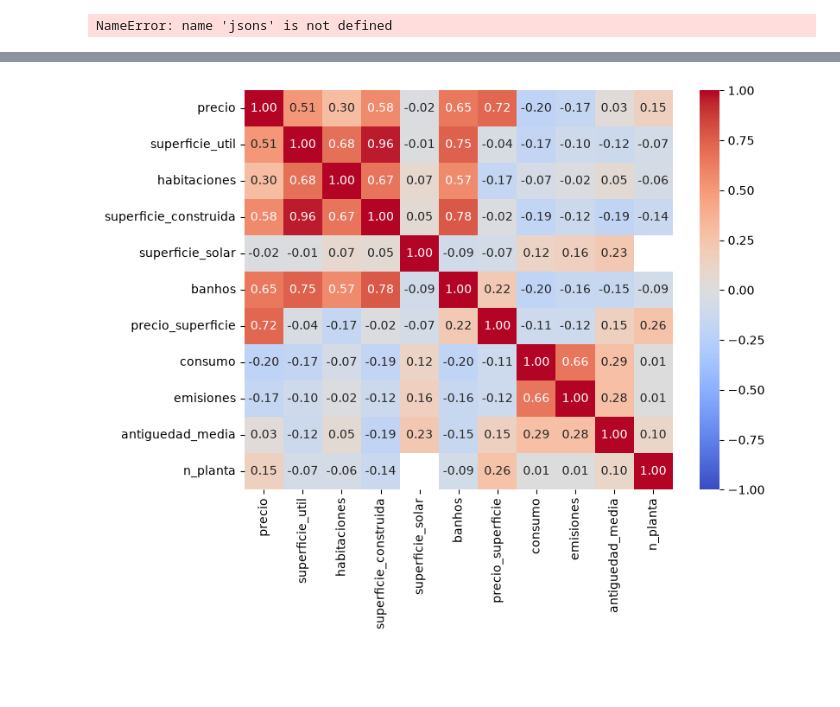
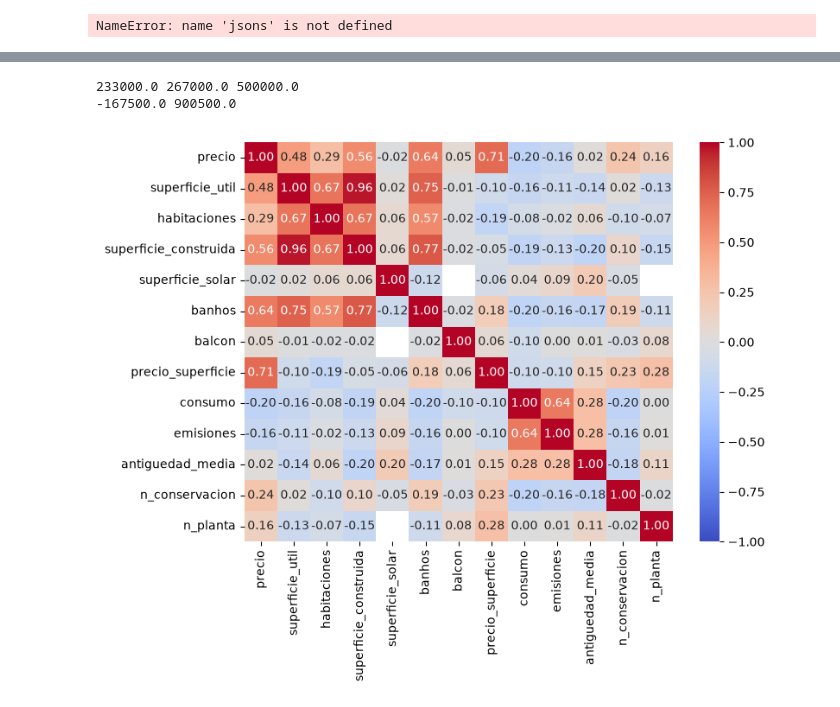
Before and after one commit to LucasDR140603/Proyecto-Pisos, a Jupyter notebook: pruebas.ipynb, the cells around one changed output, grey strips where cells are left out. Cells and saved outputs as stored; diff of their text form; code cells hidden in the pictures; blank space fills up the shorter version.

```diff
--- a/pruebas.ipynb
+++ b/pruebas.ipynb
@@ -483,10 +485,33 @@ df.to_csv('datos_crudos.csv',index=False)
 # %%
-df=pd.read_csv('./datos_crudos.csv').assign(
+df=pd.read_csv('./datos_crudos.csv')
+df=df.assign(
     localidad=df['nombre'].map(lambda x:str(x).split('-')[1]),
     localidad_sin_numero=df['localidad'].map(lambda x:re.sub("\\d",'',str(x))),
+    cp=df['localidad'].map(lambda x:re.sub("[^0-9]",'',str(x))).map(lambda x:x if len(str(x))==5 else np.nan),
     antiguedad_media=np.select(
         [df['antiguedad']=='Más de 50 años',df['antiguedad']=='Entre 30 y 50 años',df['antiguedad']=='Entre 20 y 30 años',df['antiguedad']=='Entre 10 y 20 años',df['antiguedad']=='Entre 5 y 10 años',df['antiguedad']=='Menos de 5 años'],
         [51,50,30,20,10,5],
         np.nan
+    ),
+    n_conservacion=np.select(
+        [df['conservacion']=='A reformar',df['conservacion']=='En buen estado',df['conservacion']=='Reformado',df['conservacion']=='A estrenar'],
+        [1,2,3,4],
+        np.nan
+    ),
+    balcon=np.where(
+        (df['balcon'].isna()) & ~((df['descripcion'].str.contains('balcón')) | (df['descripcion'].str.contains('Balcón')) | (df['descripcion'].str.contains('balcones'))),False,df['balcon']
+    ),
+    n_planta=np.where(
+        (~df.fillna('nan')['planta'].isna()),df['planta'].map(lambda x:-1 if x=='Sótano' else -0.5 if x=='Semisótano' else 0 if x=='Bajo' else 0.5 if x=='Entresuelo' else 1 if x=='Principal' else 21 if x=='Más de 20' else float(str(x).replace('ª',''))),np.nan
+    ),
+    piscina=np.where(
+        (df['piscina'].isna() & ~((df['descripcion'].str.contains('piscina')) | (df['descripcion'].str.contains('Piscina')))),False,df['piscina']
     )
 )
+df=df.assign(
+    n_planta=np.where(
+        df['tipo'].isin(['casa','casa_adosada','chalet','finca_rustica']),0,df['n_planta']
+    )
+)
+df_reducido:pd.DataFrame=df[((df['superficie_construida'].between(16,348.5)) | (df['superficie_construida'].isna())) & ((df['superficie_util'].between(16,294.5)) | (df['superficie_util'].isna())) & ((df['banhos'].between(0,6)) | (df['banhos'].isna())) & (df['precio'].between(500,3000000)) & ((df['habitaciones'].between(1,7)) | (df['habitaciones'].isna())) & ((df['superficie_solar'].between(15,4679.875)) | (df['superficie_solar'].isna())) & ((df['precio_superficie'].between(10,13555.5)) | (df['precio_superficie'].isna())) & ((df['consumo'].between(0,471)) | (df['consumo'].isna())) & ((df['emisiones'].between(0,112)) | (df['emisiones'].isna())) & ~((df['conservacion']=='En buen estado') & (df['precio']<30000)) & ~((df['conservacion']=='A reformar') & (df['precio']>1000000))]
+df_reducido
@@ -528,2 +559,0 @@ print(lim_inf,lim_sup)
-# %%
-df_reducido=df[((df['superficie_construida'].between(16,348.5)) | (df['superficie_construida'].isna())) & ((df['superficie_util'].between(16,294.5)) | (df['superficie_util'].isna())) & ((df['banhos'].between(0,6)) | (df['banhos'].isna())) & (df['precio'].between(500,3000000)) & ((df['habitaciones'].between(1,7)) | (df['habitaciones'].isna())) & ((df['superficie_solar'].between(15,4679.875)) | (df['superficie_solar'].isna())) & ((df['precio_superficie'].between(10,13555.5)) | (df['precio_superficie'].isna())) & ((df['consumo'].between(0,471)) | (df['consumo'].isna())) & ((df['emisiones'].between(0,112)) | (df['emisiones'].isna())) & ((df['superficie_construida']>df['superficie_util']) | (df['superficie_construida'].isna()) | (df['superficie_util'].isna()))]
@@ -602,13 +578,26 @@ plt.show()
+# %%
+columna=df_reducido[df_reducido['conservacion']=='En buen estado'].dropna(subset=['conservacion'])['precio']
+q1=np.quantile(a=columna,q=0.25)
+q3=np.quantile(a=columna,q=0.75)
+iqr=q3-q1
+print(q1,iqr,q3)
+lim_inf=q1-K*iqr
+lim_sup=q3+K*iqr
+print(lim_inf,lim_sup)
+# %% [output]
+233000.0 267000.0 500000.0
+-167500.0 900500.0
 # %%
+# [(df_reducido['superficie_construida']>df_reducido['superficie_util']) | (df_reducido['superficie_construida'].isna()) | (df_reducido['superficie_util'].isna())]
 plt.figure(figsize=(8, 6))
 sns.heatmap(
-    df_reducido.corr(numeric_only=True),
+    df_reducido.dropna(subset=['balcon']).assign(balcon=df_reducido['balcon']==True).corr(numeric_only=True),
     annot=True,
     fmt=".2f",
     cmap='coolwarm',
     vmin=-1, vmax=1,
     center=0
 )
 plt.show()
 # %% [output]
-[figure, old version]
+[figure, new version]
```
Also changed, not shown: parts of 28 cells of this notebook.
